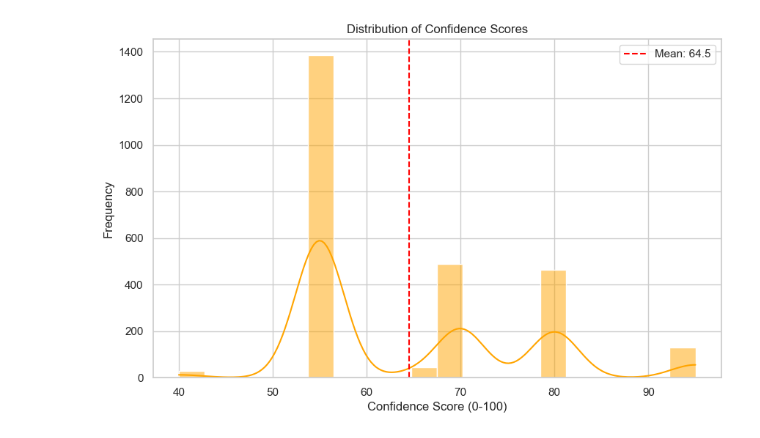
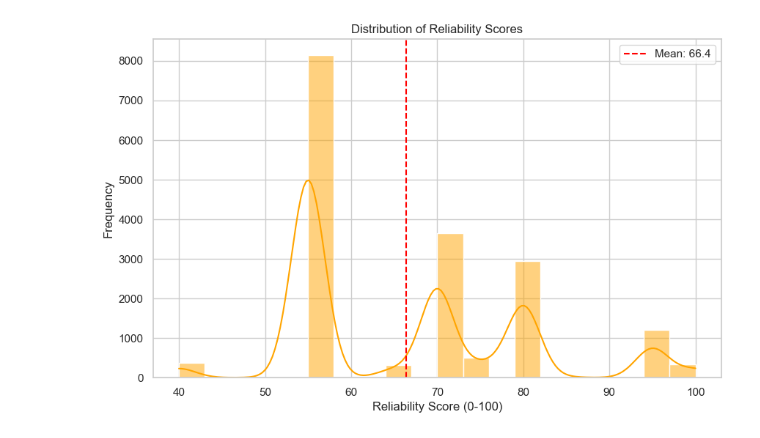
Before and after one commit to lkshmn/OncoGraphRAG, a Jupyter notebook: backend/Notebooks/relation_stats.ipynb, the cells around one changed output. Cells and saved outputs as stored; diff of their text form; code cells hidden in the pictures.

Commit message:
reliability score name change

```diff
--- a/backend/Notebooks/relation_stats.ipynb
+++ b/backend/Notebooks/relation_stats.ipynb
@@ -105,14 +112,14 @@ plot_top_n(df, 'entity1_name', 'Top Cited Entities (Subjects)', n=15, color='sky
 # %%
 plt.figure(figsize=(10, 6))
-sns.histplot(data=df, x='confidence_score', bins=20, kde=True, color='orange')
-plt.title('Distribution of Confidence Scores')
-plt.xlabel('Confidence Score (0-100)')
+sns.histplot(data=df, x='reliability_score', bins=20, kde=True, color='orange')
+plt.title('Distribution of Reliability Scores')
+plt.xlabel('Reliability Score (0-100)')
 plt.ylabel('Frequency')
-plt.axvline(df['confidence_score'].mean(), color='red', linestyle='--', label=f"Mean: {df['confidence_score'].mean():.1f}")
+plt.axvline(df['reliability_score'].mean(), color='red', linestyle='--', label=f"Mean: {df['reliability_score'].mean():.1f}")
 plt.legend()
 plt.show()
 # %% [output]
-[figure, old version]
+[figure, new version]
 # %%
 # 1. Trial Phase Distribution
 plt.figure(figsize=(10, 5))
```
Also changed, not shown: parts of 6 cells of this notebook, 18 other files.
